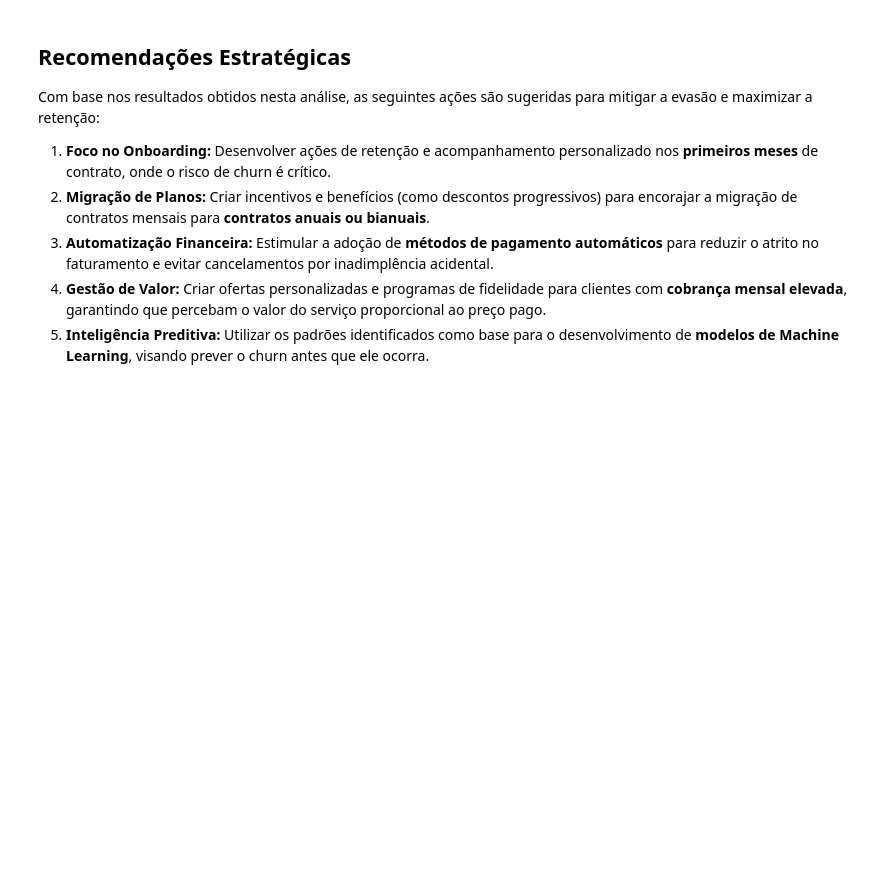
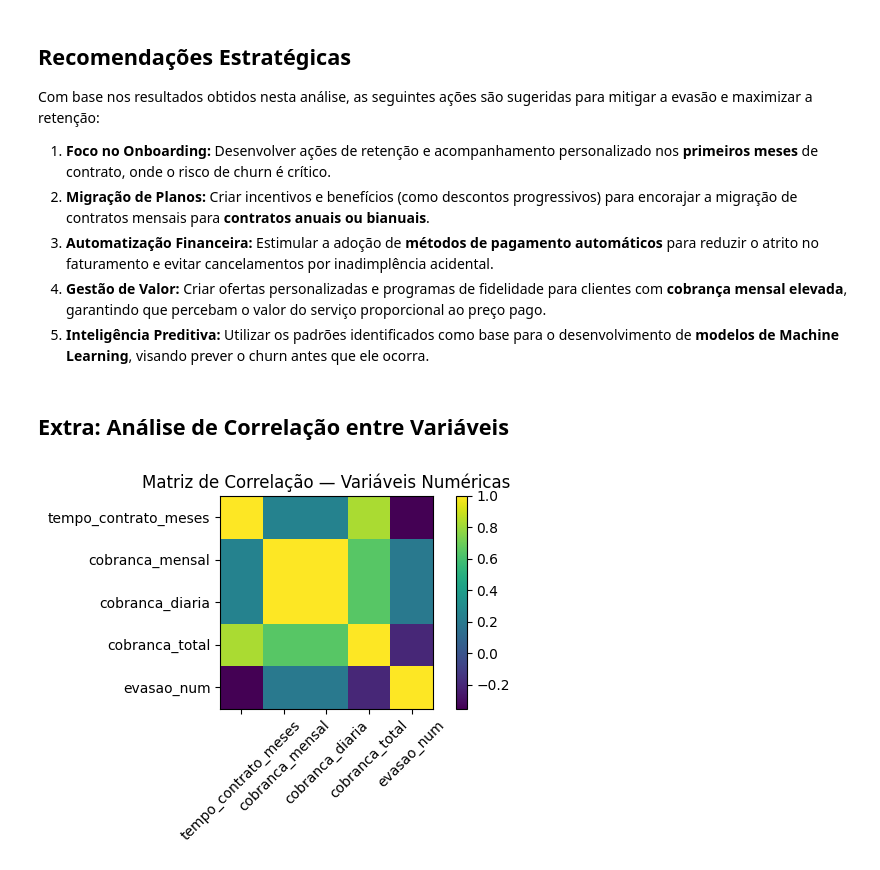
Before and after one commit to Samuel442/challenge-telecomX, a Jupyter notebook: challenge_telecomX.ipynb, the cells around one changed output. Saved outputs shown, nothing was run; the diff lists cells and outputs as text; code cells hidden in the pictures; blank space fills up the shorter version.

Commit message:
colocado a correlação

```diff
--- a/challenge_telecomX.ipynb
+++ b/challenge_telecomX.ipynb
@@ -1388,3 +1384,35 @@ Com base nos resultados obtidos nesta análise, as seguintes ações são sugeri
 3. **Automatização Financeira:** Estimular a adoção de **métodos de pagamento automáticos** para reduzir o atrito no faturamento e evitar cancelamentos por inadimplência acidental.
 4. **Gestão de Valor:** Criar ofertas personalizadas e programas de fidelidade para clientes com **cobrança mensal elevada**, garantindo que percebam o valor do serviço proporcional ao preço pago.
 5. **Inteligência Preditiva:** Utilizar os padrões identificados como base para o desenvolvimento de **modelos de Machine Learning**, visando prever o churn antes que ele ocorra.
+# %% [markdown]
+## Extra: Análise de Correlação entre Variáveis
+# %%
+# Copiando o dataframe para não alterar o original
+df_corr = df_telecon_normalizado.copy()
+
+# Convertendo evasão para numérico
+df_corr['evasao_num'] = df_corr['evasao'].map({'Não': 0, 'Sim': 1})
+
+# Selecionando apenas variáveis numéricas relevantes
+colunas_numericas = [
+    'tempo_contrato_meses',
+    'cobranca_mensal',
+    'cobranca_diaria',
+    'cobranca_total',
+    'evasao_num'
+]
+
+correlacao = df_corr[colunas_numericas].corr()
+# %%
+import matplotlib.pyplot as plt
+
+plt.figure(figsize=(6,4))
+plt.imshow(correlacao)
+plt.colorbar()
+plt.xticks(range(len(colunas_numericas)), colunas_numericas, rotation=45)
+plt.yticks(range(len(colunas_numericas)), colunas_numericas)
+plt.title('Matriz de Correlação — Variáveis Numéricas')
+plt.tight_layout()
+plt.show()
+# %% [output]
+[figure, added]
```
Also changed, not shown: parts of 5 cells of this notebook.
